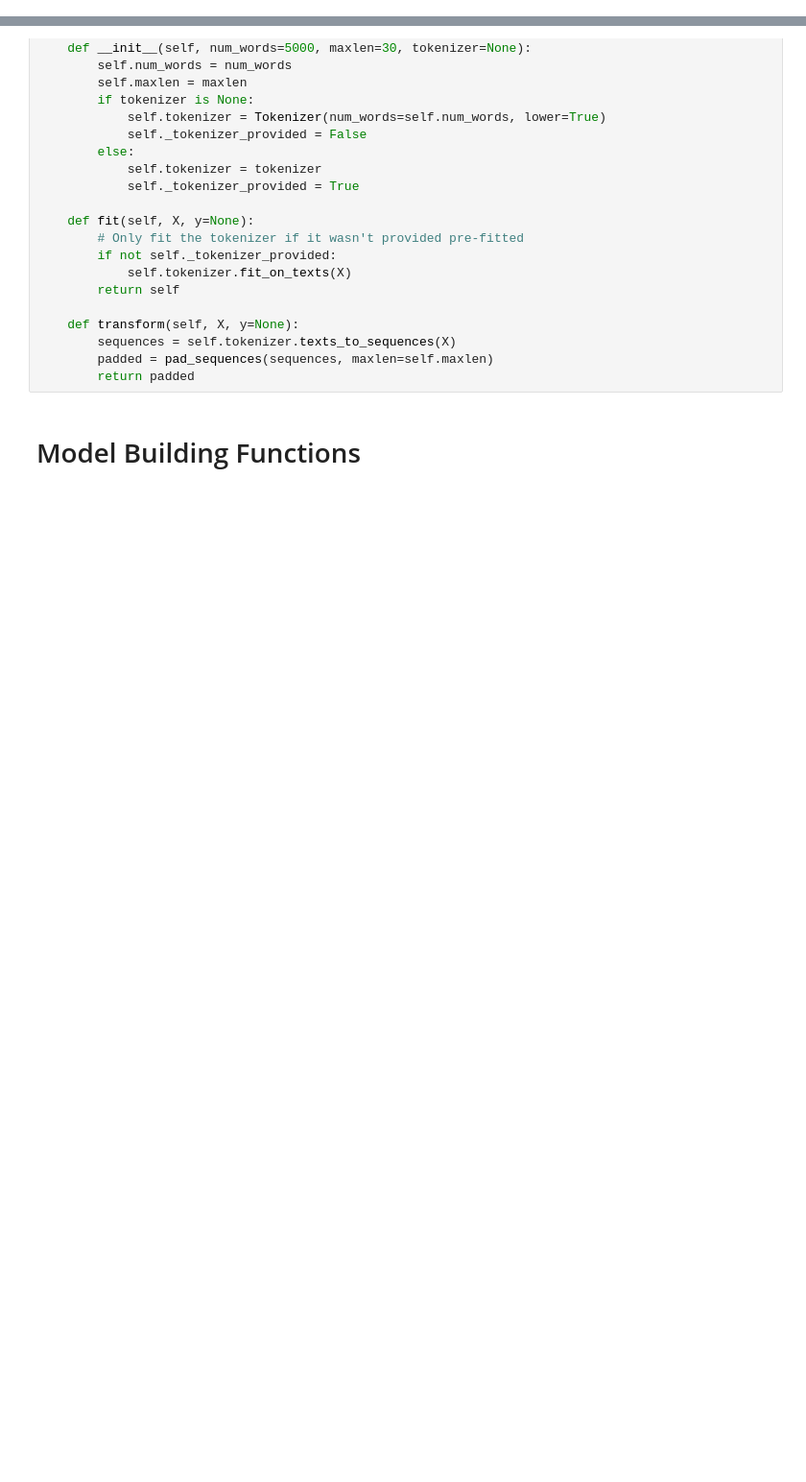
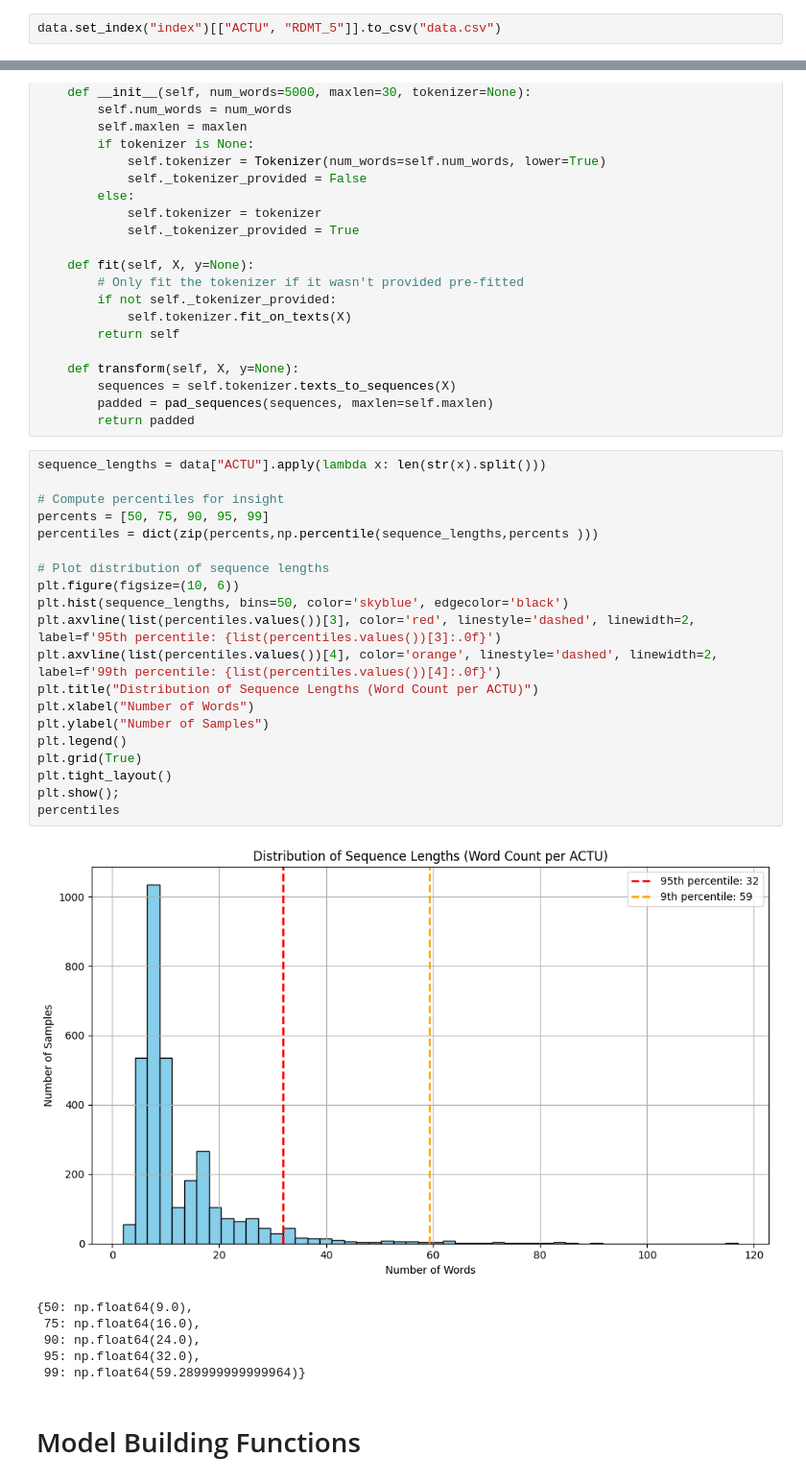
Before and after one commit to IdrissPro/NLP, a Jupyter notebook: NLP.ipynb, the cells around one changed output, grey strips where cells are left out. Shown at 96% size. Cells and saved outputs as stored; diff of their text form; blank space fills up the shorter version.

Commit message:
Implement maxlen graphic for choising it

```diff
--- a/NLP.ipynb
+++ b/NLP.ipynb
@@ -327,6 +327,8 @@ data["Y"].value_counts().plot(kind="bar", title="Distribution de la cible Y")
 
 X_text = data["ACTU"].values  # text data
 y = data["Y"].values          # binary target
+# %%
+data.set_index("index")[["ACTU", "RDMT_5"]].to_csv("data.csv")
 # %% [markdown]
 
 # Custom Transformer: Text Preprocessing
@@ -355,6 +357,33 @@ class TextPreprocessor(BaseEstimator, TransformerMixin):
         sequences = self.tokenizer.texts_to_sequences(X)
         padded = pad_sequences(sequences, maxlen=self.maxlen)
         return padded
+# %%
+sequence_lengths = data["ACTU"].apply(lambda x: len(str(x).split()))
+
+# Compute percentiles for insight
+percents = [50, 75, 90, 95, 99]
+percentiles = dict(zip(percents,np.percentile(sequence_lengths,percents )))
+
+# Plot distribution of sequence lengths
+plt.figure(figsize=(10, 6))
+plt.hist(sequence_lengths, bins=50, color='skyblue', edgecolor='black')
+plt.axvline(list(percentiles.values())[3], color='red', linestyle='dashed', linewidth=2, label=f'95th percentile: {list(percentiles.values())[3]:.0f}')
+plt.axvline(list(percentiles.values())[4], color='orange', linestyle='dashed', linewidth=2, label=f'99th percentile: {list(percentiles.values())[4]:.0f}')
+plt.title("Distribution of Sequence Lengths (Word Count per ACTU)")
+plt.xlabel("Number of Words")
+plt.ylabel("Number of Samples")
+plt.legend()
+plt.grid(True)
+plt.tight_layout()
+plt.show();
+percentiles
+# %% [output]
+[figure, added]
+{50: np.float64(9.0),
+ 75: np.float64(16.0),
+ 90: np.float64(24.0),
+ 95: np.float64(32.0),
+ 99: np.float64(59.289999999999964)}
 # %% [markdown]
 
 # Model Building Functions
```
Also changed, not shown: parts of 7 cells of this notebook.
